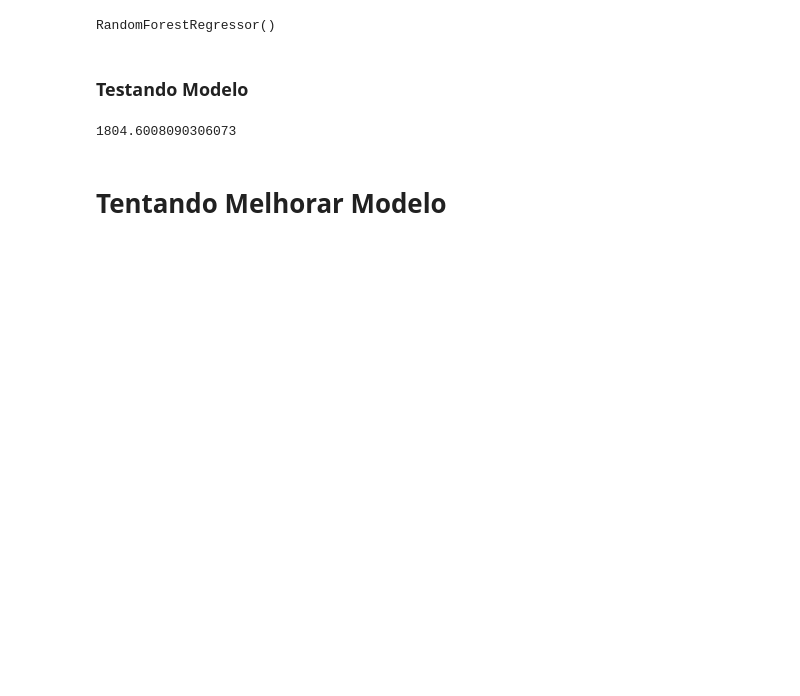
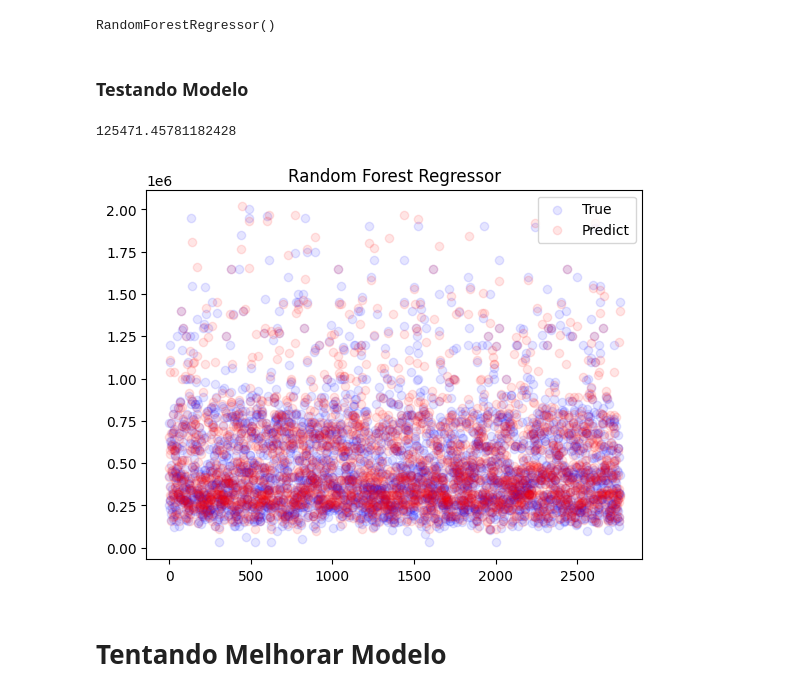
Before and after one commit to VictorDMe/goiania-house-prices, a Jupyter notebook: housing-goiania.ipynb, the cells around one changed output. Saved outputs shown, nothing was run; the diff lists cells and outputs as text; code cells hidden in the pictures; blank space fills up the shorter version.

```diff
--- a/housing-goiania.ipynb
+++ b/housing-goiania.ipynb
@@ -296,13 +327,17 @@ RandomForestRegressor()
 # %% [markdown]
 ### Testando Modelo
 # %%
-final_predictions = rnd_for.predict(test_data_prepared)
+final_predictions = rnd_for.predict(X_test)
 
 final_mse = mean_squared_error(Y_test, final_predictions)
 final_rmse = np.sqrt(final_mse)
-final_mse
+final_rmse
 # %% [output]
-1804.6008090306073
+125471.45781182428
+# %%
+plotRegressor(Y_test, final_predictions, 'Random Forest Regressor')
+# %% [output]
+[figure, added]
 # %% [markdown]
 # Tentando Melhorar Modelo
 # %% [markdown]
```
Also changed, not shown: parts of 26 cells of this notebook, 2 other files.
